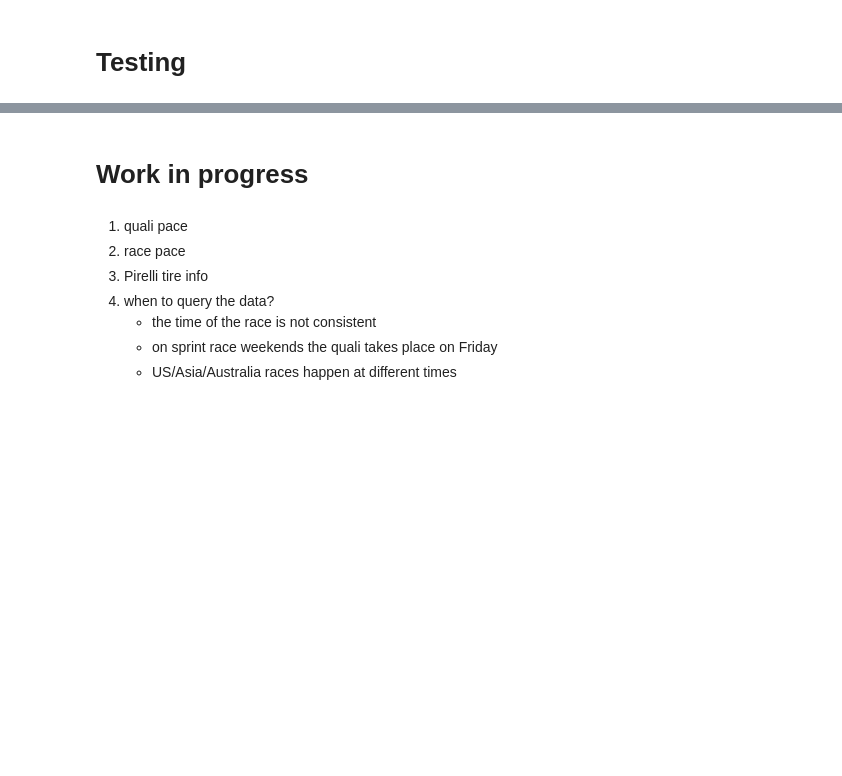
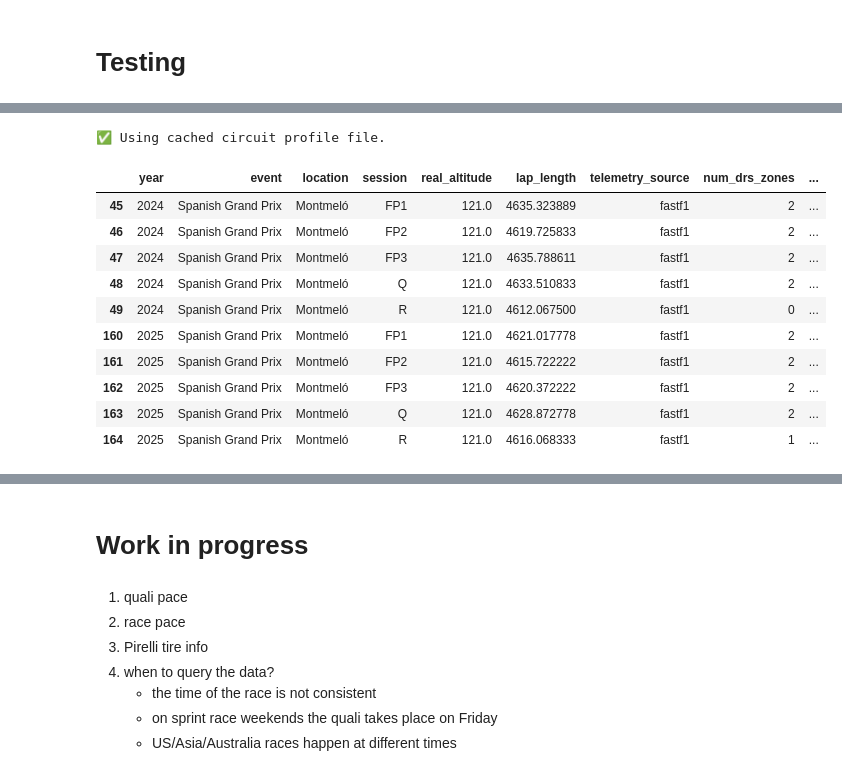
Before and after one commit to tomasz-solis/formula1, a Jupyter notebook: wip.ipynb, the cells around one changed output, grey strips where cells are left out. Cells and saved outputs as stored; diff of their text form; code cells hidden in the pictures; blank space fills up the shorter version.

```diff
--- a/wip.ipynb
+++ b/wip.ipynb
@@ -595,0 +67,22 @@ profiles
+# %%
+df_profiles, df_skipped = load_or_build_profiles(
+    cache_path="data/circuit_profiles.csv",
+    start_year=2024,
+    end_year=2025
+)
+# %% [output]
+✅ Using cached circuit profile file.
+# %%
+df_profiles.loc[df_profiles.event=='Spanish Grand Prix']
+# %% [output]
+|  | year | event | location | session | real_altitude | lap_length | telemetry_source | num_drs_zones | ... |
+| 45 | 2024 | Spanish Grand Prix | Montmeló | FP1 | 121.0 | 4635.323889 | fastf1 | 2 | ... |
+| 46 | 2024 | Spanish Grand Prix | Montmeló | FP2 | 121.0 | 4619.725833 | fastf1 | 2 | ... |
+| 47 | 2024 | Spanish Grand Prix | Montmeló | FP3 | 121.0 | 4635.788611 | fastf1 | 2 | ... |
+| 48 | 2024 | Spanish Grand Prix | Montmeló | Q | 121.0 | 4633.510833 | fastf1 | 2 | ... |
+| 49 | 2024 | Spanish Grand Prix | Montmeló | R | 121.0 | 4612.067500 | fastf1 | 0 | ... |
+| 160 | 2025 | Spanish Grand Prix | Montmeló | FP1 | 121.0 | 4621.017778 | fastf1 | 2 | ... |
+| 161 | 2025 | Spanish Grand Prix | Montmeló | FP2 | 121.0 | 4615.722222 | fastf1 | 2 | ... |
+| 162 | 2025 | Spanish Grand Prix | Montmeló | FP3 | 121.0 | 4620.372222 | fastf1 | 2 | ... |
+| 163 | 2025 | Spanish Grand Prix | Montmeló | Q | 121.0 | 4628.872778 | fastf1 | 2 | ... |
+| 164 | 2025 | Spanish Grand Prix | Montmeló | R | 121.0 | 4616.068333 | fastf1 | 1 | ... |
```
Also changed, not shown: parts of 24 cells of this notebook, 4 other files.
